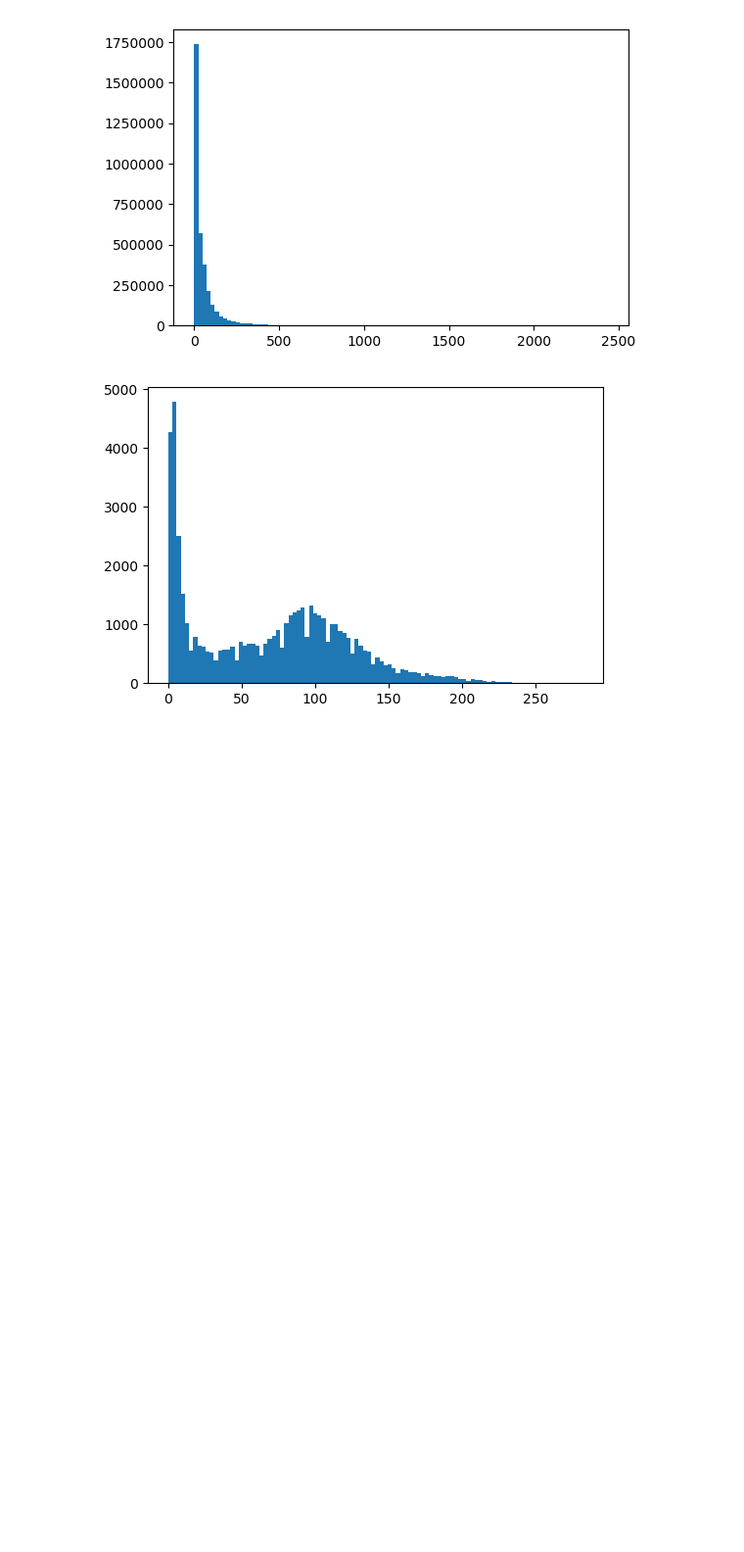
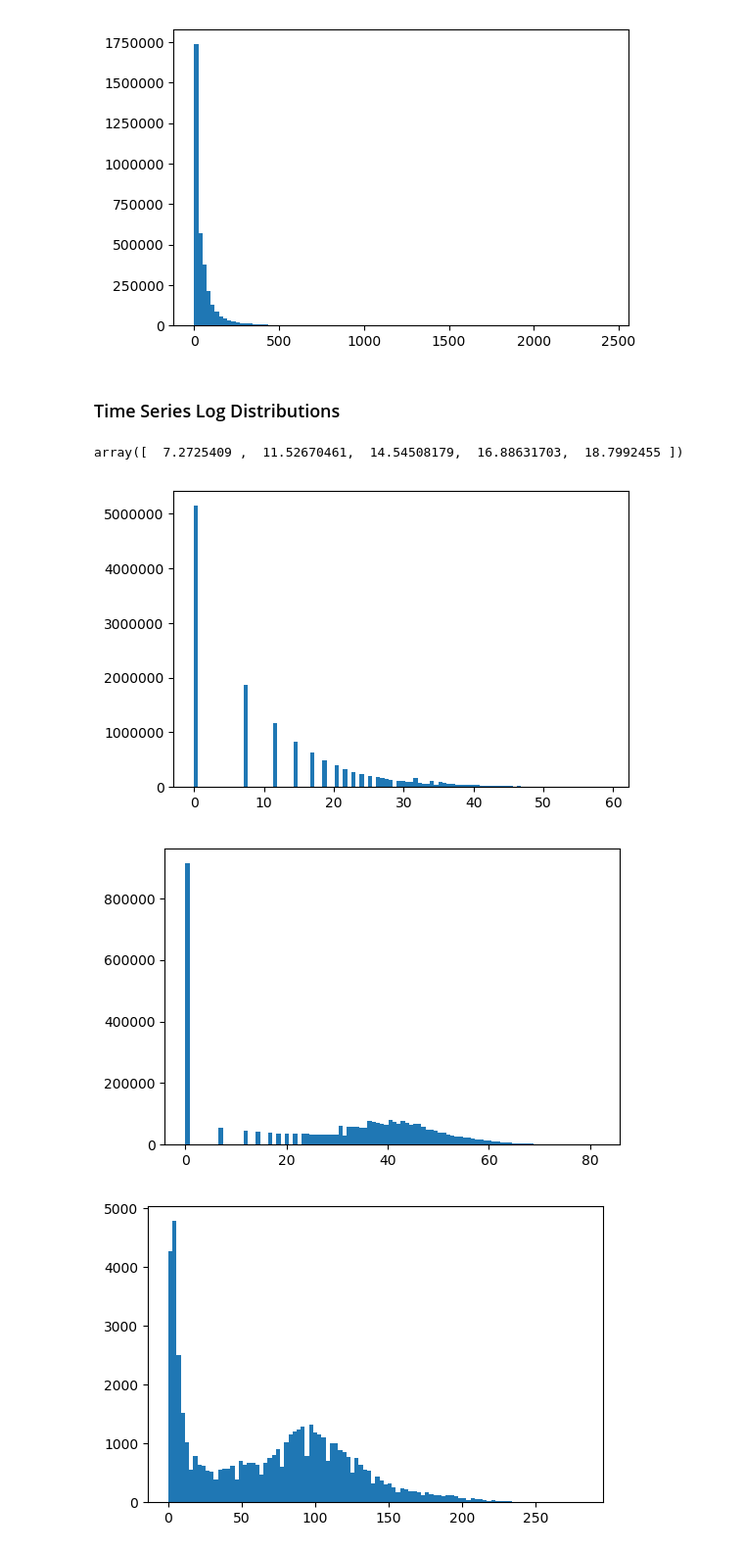
Before and after one commit to shawnwan47/ST_Attention, a Jupyter notebook: explore.ipynb, the cells around one changed output. Shown: that part at 98% size. Cells and saved outputs as stored; diff of their text form; code cells hidden in the pictures; blank space fills up the shorter version.

```diff
--- a/explore.ipynb
+++ b/explore.ipynb
@@ -121,4 +121,25 @@ for loader in [la, bjh, bjm]:
 [figure]
 [figure]
 [figure]
+# %% [markdown]
+### Time Series Log Distributions
+# %%
+np.log1p([1,2,3,4,5]) / np.log(1.1)
+# %% [output]
+array([  7.2725409 ,  11.52670461,  14.54508179,  16.88631703,  18.7992455 ])
+# %%
+for loader in [bjh, bjm]:
+    ts = loader.load_ts()
+    if loader is la:
+        ts[ts == 0] = np.nan
+    plt.figure()
+    values = ts.values.reshape(-1)
+    values = values[~np.isnan(values)]
+    values = np.log1p(values) / np.log(1.1)
+    plt.hist(values, 100)
+    plt.axis("tight")
+    plt.show()
+# %% [output]
+[figure, added]
+[figure, added]
 # %%
```
Also changed, not shown: parts of 1 cell of this notebook, 2 other files.
